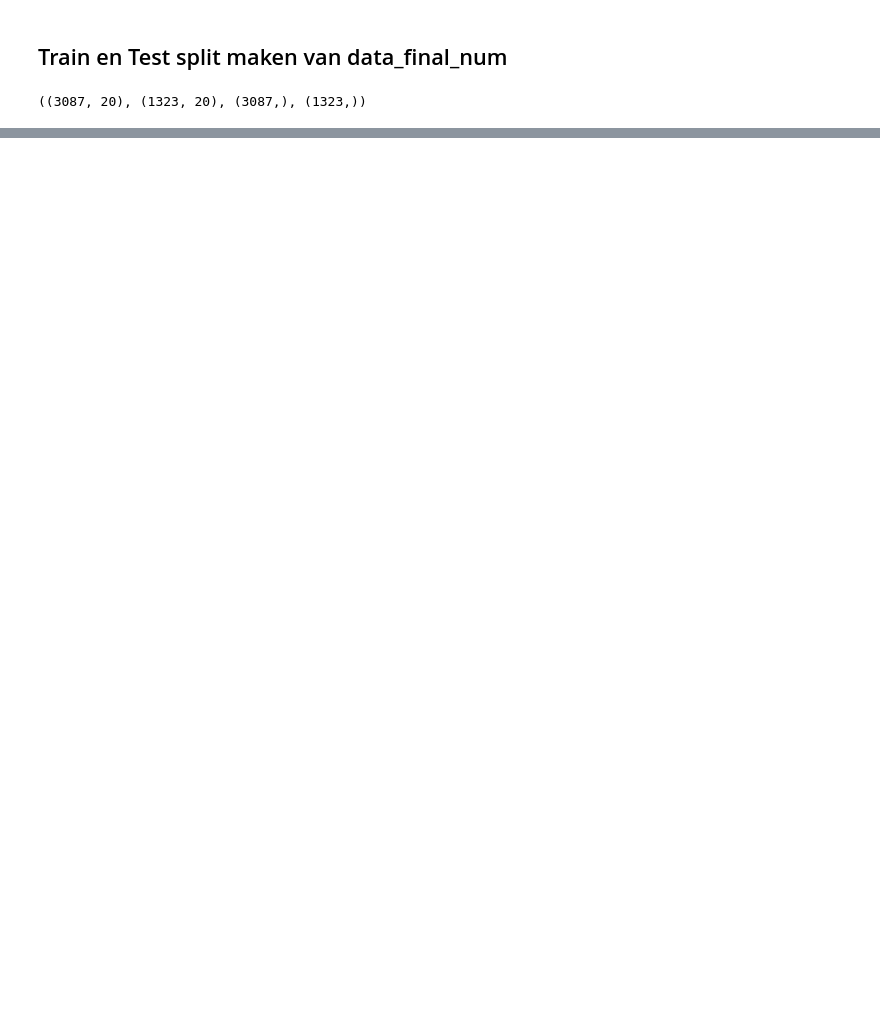
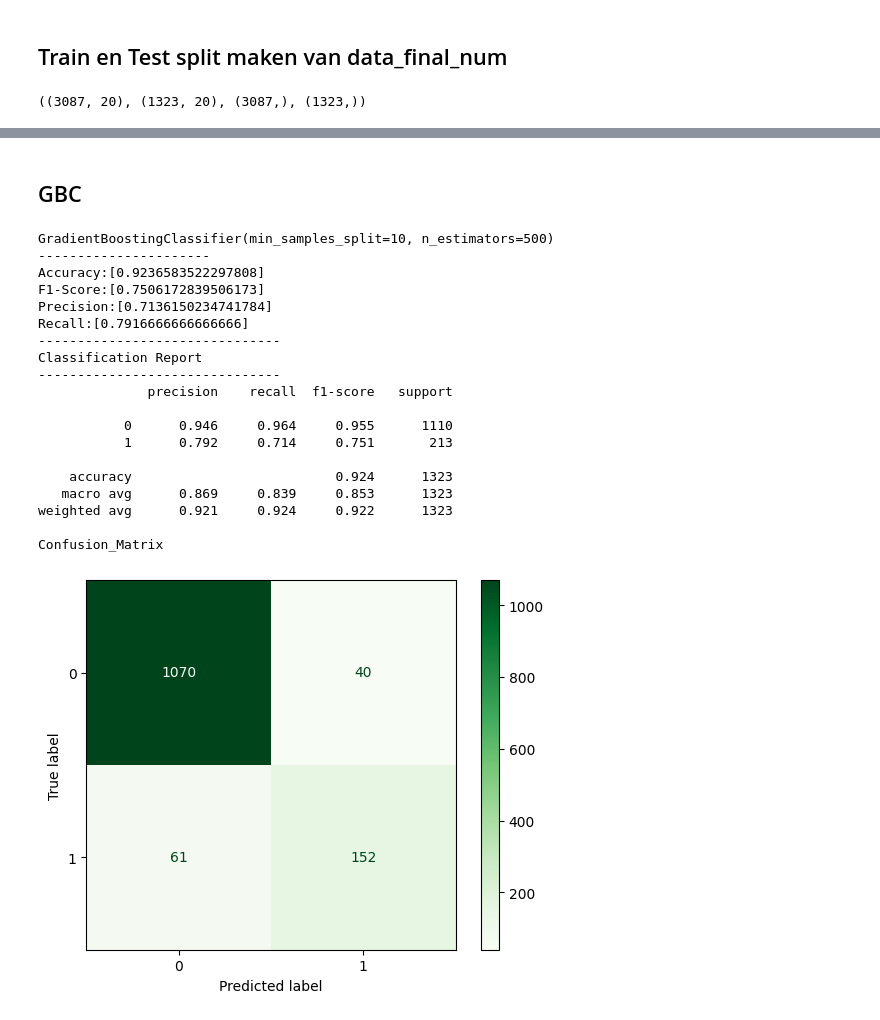
Before and after one commit to SevenNightsDarkCrow/Business_Analytics_I-HR, a Jupyter notebook: Notebooks/Onderzoek.ipynb, the cells around one changed output, grey strips where cells are left out. Saved outputs shown, nothing was run; the diff lists cells and outputs as text; code cells hidden in the pictures; blank space fills up the shorter version.

```diff
--- a/Notebooks/Onderzoek.ipynb
+++ b/Notebooks/Onderzoek.ipynb
@@ -1862,3 +1851,80 @@ weighted avg      0.984     0.984     0.984      1323
 
 Confusion_Matrix
 [figure]
+# %% [markdown]
+## GBC
+# %%
+# Hyperparameters
+gbc_param_grid = {
+    "learning_rate": [0.05, 0.1, 0.02],
+    "n_estimators": [100,200,300,400,500],
+    "min_samples_split": [2,3,10],
+    "min_samples_leaf": [1,3,10]
+    }
+
+gbc = GradientBoostingClassifier()
+
+# GridSearchCV
+gbc_model = GridSearchCV(
+    gbc,
+    gbc_param_grid,
+    cv=5,
+    scoring="f1_macro",
+    n_jobs=-1
+    )
+
+# Fit data
+gbc_model.fit(X_train_resampled, y_train_resampled)
+y_pred = gbc_model.predict(X_test)
+print(gbc_model.best_estimator_)
+
+print("----------------------")
+
+# Lege lists
+accuracy_scores=[]
+f1_scores=[]
+precision_scores=[]
+recall_scores=[]
+
+# Scores toevoegen
+accuracy_scores.append(accuracy_score(y_pred, y_test))
+f1_scores.append(f1_score(y_pred, y_test))
+precision_scores.append(precision_score(y_pred, y_test))
+recall_scores.append(recall_score(y_pred, y_test))
+
+# Resultaten
+gbc_model_results = classification_report(y_test,y_pred,digits=3)
+
+print(f"Accuracy:{accuracy_scores}")
+print(f"F1-Score:{f1_scores}")
+print(f"Precision:{precision_scores}")
+print(f"Recall:{recall_scores}")
+
+print("-------------------------------")
+print("Classification Report")
+print("-------------------------------")
+print(gbc_model_results)
+print("Confusion_Matrix")
+ConfusionMatrixDisplay.from_predictions(y_test,y_pred,cmap="Greens")
+plt.show()
+# %% [output]
+GradientBoostingClassifier(min_samples_split=10, n_estimators=500)
+----------------------
+Accuracy:[0.9236583522297808]
+F1-Score:[0.7506172839506173]
+Precision:[0.7136150234741784]
+Recall:[0.7916666666666666]
+-------------------------------
+Classification Report
+-------------------------------
+              precision    recall  f1-score   support
+
+           0      0.946     0.964     0.955      1110
+           1      0.792     0.714     0.751       213
+
+    accuracy                          0.924      1323
+   macro avg      0.869     0.839     0.853      1323
+weighted avg      0.921     0.924     0.922      1323
+
+Confusion_Matrix
+[figure, added]
```
Also changed, not shown: parts of 21 cells of this notebook.
